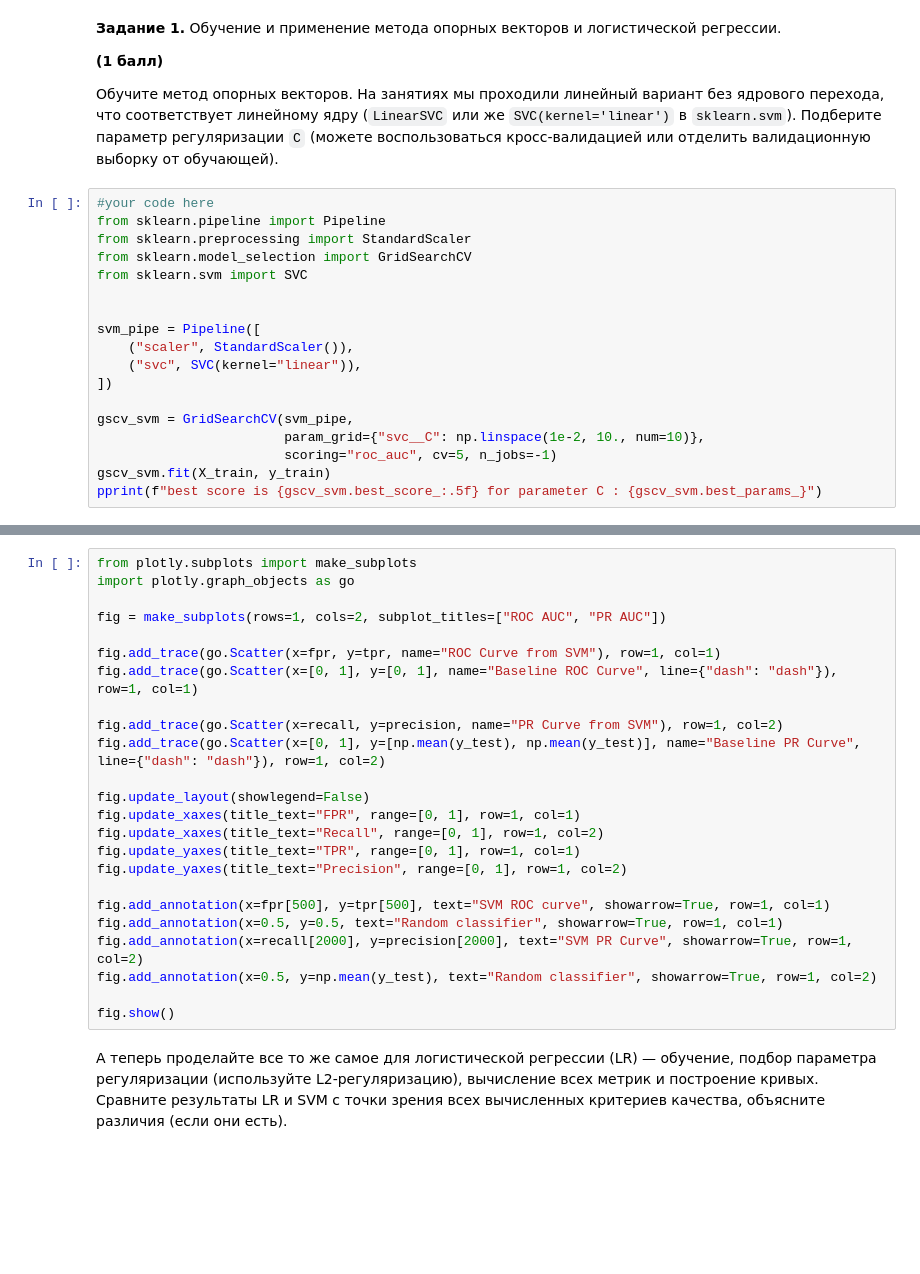
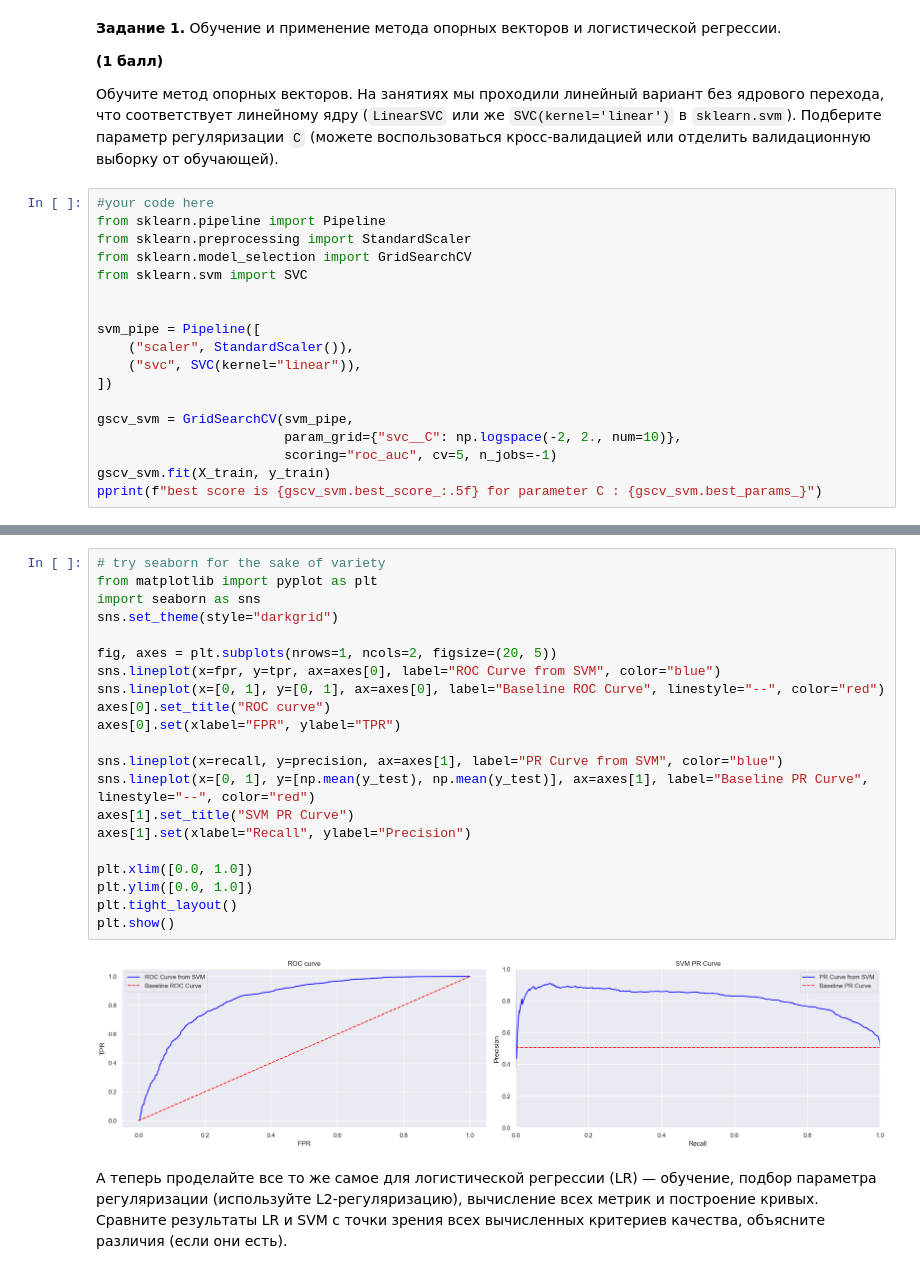
Before and after one commit to saaprikins/nes_ml_course_homeworks, a Jupyter notebook: homework_practice_4.ipynb, the cells around one changed output, grey strips where cells are left out. Drawn from its saved outputs; the diff is of its cells as text; blank space fills up the shorter version.

```diff
--- a/homework_practice_4.ipynb
+++ b/homework_practice_4.ipynb
@@ -88,7 +85,7 @@ svm_pipe = Pipeline([
 ])
 
 gscv_svm = GridSearchCV(svm_pipe,
-                        param_grid={"svc__C": np.linspace(1e-2, 10., num=10)},
+                        param_grid={"svc__C": np.logspace(-2, 2., num=10)},
                         scoring="roc_auc", cv=5, n_jobs=-1)
 gscv_svm.fit(X_train, y_train)
 pprint(f"best score is {gscv_svm.best_score_:.5f} for parameter C : {gscv_svm.best_params_}")
@@ -120,27 +119,26 @@ pprint(f"random classifier auc-pr: {np.mean(y_test):.5f}")
 >> random classifier auc-pr: 0.50567
-# %%
-from plotly.subplots import make_subplots
-import plotly.graph_objects as go
-
-fig = make_subplots(rows=1, cols=2, subplot_titles=["ROC AUC", "PR AUC"])
-
-fig.add_trace(go.Scatter(x=fpr, y=tpr, name="ROC Curve from SVM"), row=1, col=1)
-fig.add_trace(go.Scatter(x=[0, 1], y=[0, 1], name="Baseline ROC Curve", line={"dash": "dash"}), row=1, col=1)
-
-fig.add_trace(go.Scatter(x=recall, y=precision, name="PR Curve from SVM"), row=1, col=2)
-fig.add_trace(go.Scatter(x=[0, 1], y=[np.mean(y_test), np.mean(y_test)], name="Baseline PR Curve", line={"dash": "dash"}), row=1, col=2)
-
-fig.update_layout(showlegend=False)
-fig.update_xaxes(title_text="FPR", range=[0, 1], row=1, col=1)
-fig.update_xaxes(title_text="Recall", range=[0, 1], row=1, col=2)
-fig.update_yaxes(title_text="TPR", range=[0, 1], row=1, col=1)
-fig.update_yaxes(title_text="Precision", range=[0, 1], row=1, col=2)
-
-fig.add_annotation(x=fpr[500], y=tpr[500], text="SVM ROC curve", showarrow=True, row=1, col=1)
-fig.add_annotation(x=0.5, y=0.5, text="Random classifier", showarrow=True, row=1, col=1)
-fig.add_annotation(x=recall[2000], y=precision[2000], text="SVM PR Curve", showarrow=True, row=1, col=2)
-fig.add_annotation(x=0.5, y=np.mean(y_test), text="Random classifier", showarrow=True, row=1, col=2)
-
-fig.show()
+# %%
+# try seaborn for the sake of variety
+from matplotlib import pyplot as plt
+import seaborn as sns
+sns.set_theme(style="darkgrid")
+
+fig, axes = plt.subplots(nrows=1, ncols=2, figsize=(20, 5))
+sns.lineplot(x=fpr, y=tpr, ax=axes[0], label="ROC Curve from SVM", color="blue")
+sns.lineplot(x=[0, 1], y=[0, 1], ax=axes[0], label="Baseline ROC Curve", linestyle="--", color="red")
+axes[0].set_title("ROC curve")
+axes[0].set(xlabel="FPR", ylabel="TPR")
+
+sns.lineplot(x=recall, y=precision, ax=axes[1], label="PR Curve from SVM", color="blue")
+sns.lineplot(x=[0, 1], y=[np.mean(y_test), np.mean(y_test)], ax=axes[1], label="Baseline PR Curve", linestyle="--", color="red")
+axes[1].set_title("SVM PR Curve")
+axes[1].set(xlabel="Recall", ylabel="Precision")
+
+plt.xlim([0.0, 1.0])
+plt.ylim([0.0, 1.0])
+plt.tight_layout()
+plt.show()
+# %% [output]
+[figure, added]
 # %% [markdown]
 А теперь проделайте все то же самое для логистической регрессии (LR) — обучение, подбор параметра регуляризации (используйте L2-регуляризацию), вычисление всех метрик и построение кривых. Сравните результаты LR и SVM с точки зрения всех вычисленных критериев качества, объясните различия (если они есть).
```
Also changed, not shown: parts of 9 cells of this notebook.
